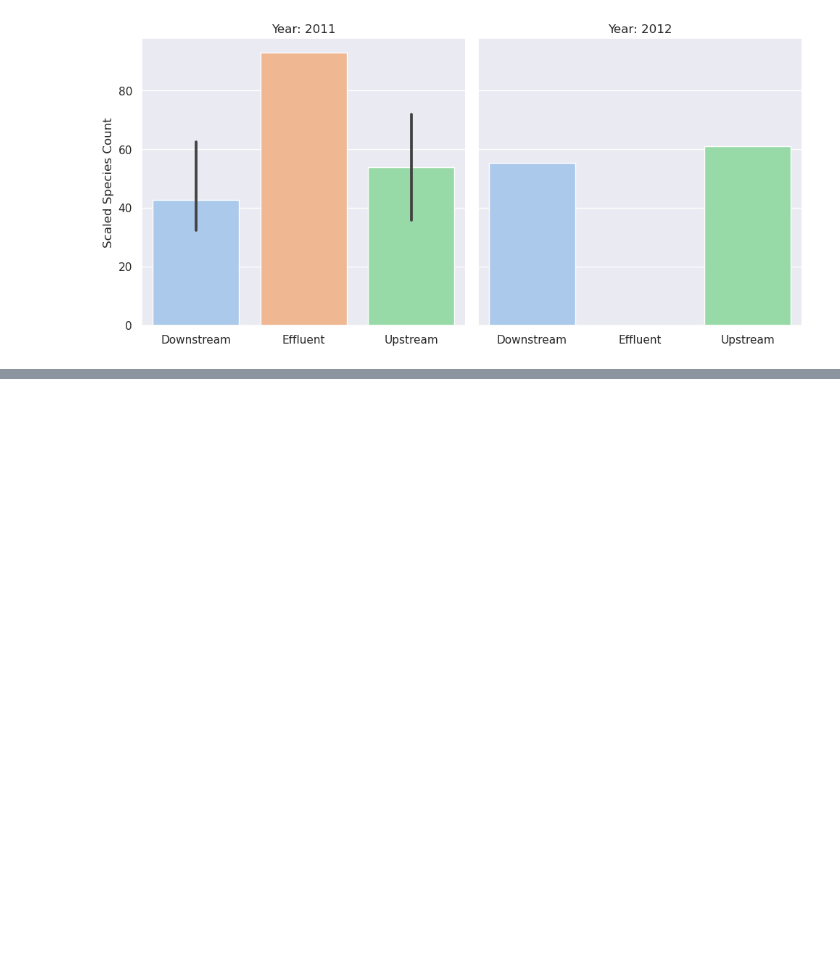
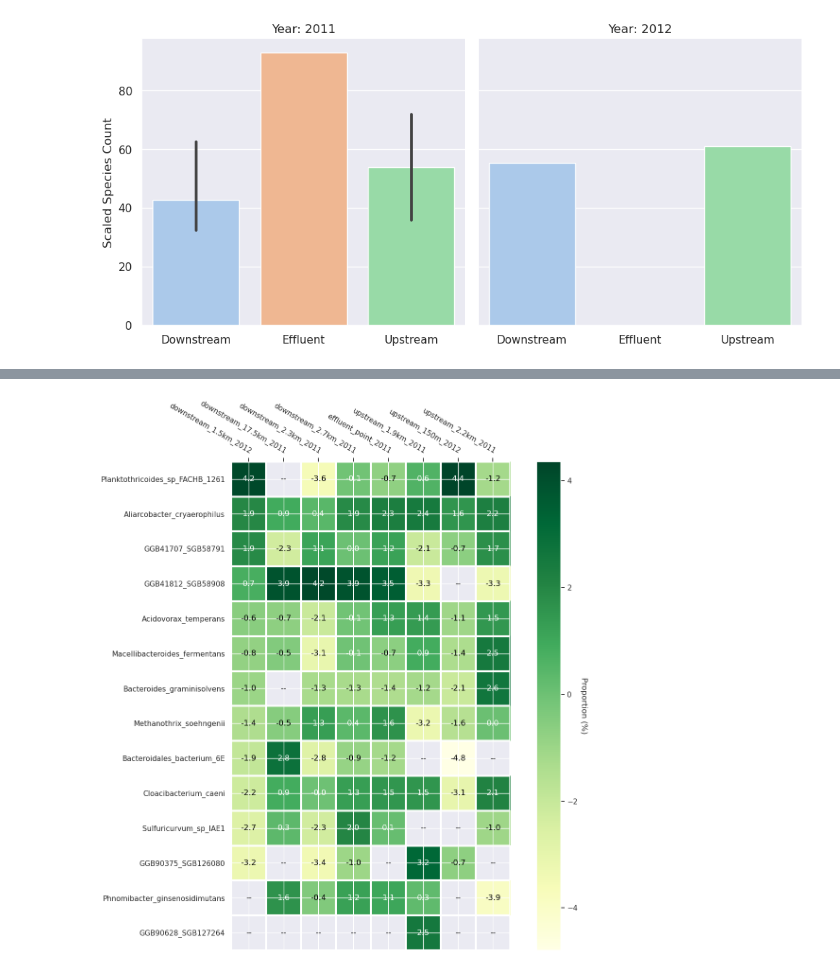
Before and after one commit to blomfelt/BBT045_Project, a Jupyter notebook: Project_group1.ipynb, the cells around one changed output, grey strips where cells are left out. Cells and saved outputs as stored; diff of their text form; code cells hidden in the pictures; blank space fills up the shorter version.

```diff
--- a/Project_group1.ipynb
+++ b/Project_group1.ipynb
@@ -392,0 +404,26 @@ g.set_titles("Year: {col_name}")
+# %%
+# Create the arrays for the functions to use
+imp_species_scaled_log_df = np.log(species_scaled_df.loc[:, species_scaled_df.sum()>10])
+#selects only rows that are deemed to be important based on the condition that the sum of the row is to be larger than 10.
+
+imp_heatmap_log_df = imp_species_scaled_log_df.transpose()
+#the dataframe is transposed to have the test sites on the x-axis and the microorganisms on the y-axis
+
+samples = imp_heatmap_log_df.index # y axis
+species = imp_heatmap_log_df.columns # x axis
+proportion = np.array(imp_heatmap_log_df) # value in cell
+
+#ref https://stackoverflow.com/questions/36367986/how-to-make-inline-plots-in-jupyter-notebook-larger
+plt.rcParams['figure.figsize'] = [12, 12]
+
+fig, ax = plt.subplots()
+
+im, cbar = heatmap(proportion, samples, species, ax=ax, #todo Dubbelkolla ordning
+                   cmap="YlGn", cbarlabel="Proportion (%)")
+texts = annotate_heatmap(im, valfmt="{x:.1f}") #todo Where the values are rounded
+
+fig.tight_layout()
+plt.show()
+#plt.savefig("heatmap.png")
+# %% [output]
+[figure, added]
```
Also changed, not shown: parts of 10 cells of this notebook.
